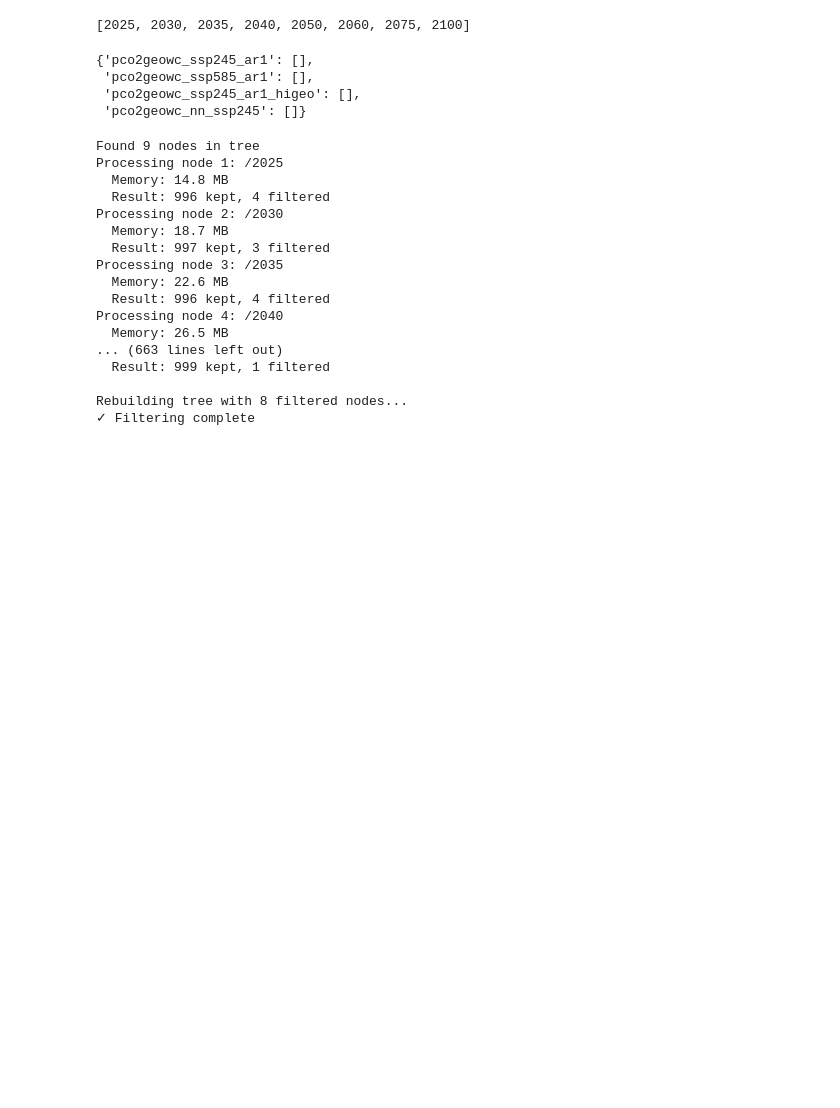
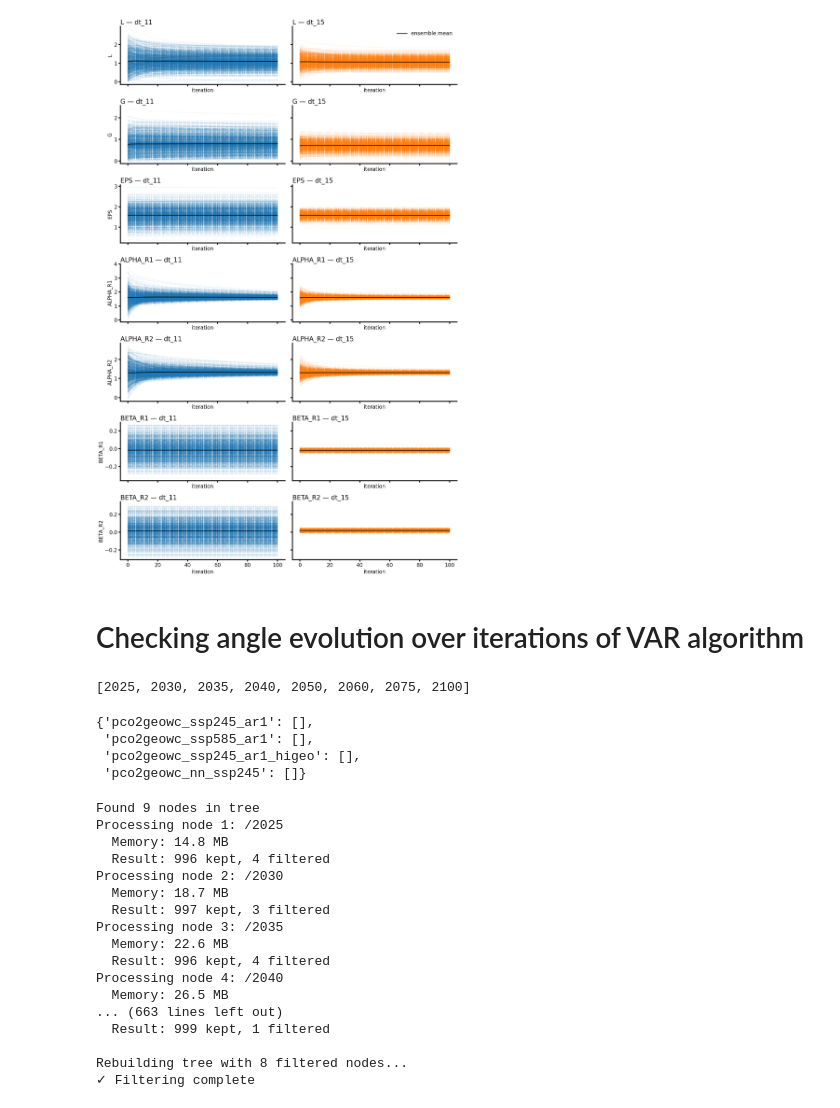
Before and after one commit to adam-bauer-34/learning_sai, a Jupyter notebook: analysis/notebooks/debugging.ipynb, the cells around one changed output. Drawn from its saved outputs; the diff is of its cells as text; code cells hidden in the pictures; blank space fills up the shorter version.

```diff
--- a/analysis/notebooks/debugging.ipynb
+++ b/analysis/notebooks/debugging.ipynb
@@ -33,0 +34,6 @@ SAVE_FIGS = True
+# %%
+dt_11 = open_datatree(DATA_DIR_ABS / 'output' / 'pco2geowc_nn' / 'var-assim-output_ssp245_pco2geowc_nn_ws_gradual_nn_TMIN2023_THETA11_ECS3.0_DEGpDEC0.1_NYRSRAMP50_Nens1000.nc')
+dt_15 = open_datatree(DATA_DIR_ABS / 'output' / 'pco2geowc_nn' / 'var-assim-output_ssp245_pco2geowc_nn_ws_gradual_nn_TMIN2023_THETA15_ECS3.0_DEGpDEC0.1_NYRSRAMP50_Nens1000.nc')
+# %%
+ds_11 = dt_11['2025'].ds
+ds_15 = dt_15['2025'].ds
@@ -34,3 +56,33 @@ SAVE_FIGS = True
+# %%
+variables = ['L', 'G', 'EPS', 'ALPHA_R1', 'ALPHA_R2', 'BETA_R1', 'BETA_R2']
+fig, axs = plt.subplots(len(variables), 2, figsize=(16, 3.5 * len(variables)), sharex=True, sharey='row')
+
+cases = [('dt_11', ds_11), ('dt_15', ds_15)]
+
+for row, var in enumerate(variables):
+    for col, (label, ds) in enumerate(cases):
+        ax = axs[row, col]
+        data = ds.controls_hist.sel(vari=var)
+
+        for ens_idx in range(len(ds.ens_mem)):
+            ax.plot(ds.iter, data.isel(ens_mem=ens_idx), color='tab:blue' if col == 0 else 'tab:orange', alpha=0.08)
+
+        mean_data = data.mean(dim='ens_mem')
+        ax.plot(ds.iter, mean_data, color='k', lw=2, label='ensemble mean')
+
+        ax.set_title(f"{var} — {label}")
+        ax.set_xlabel('iteration')
+        if col == 0:
+            ax.set_ylabel(var)
+        if row == 0 and col == 1:
+            ax.legend(loc='upper right')
+
+fig.tight_layout()
+plt.show()
+# %% [output]
+[figure, added]
+# %% [markdown]
+# Checking angle evolution over iterations of VAR algorithm
 # %%
 # properties that change across models
 panel_configs = {
```
Also changed, not shown: parts of 5 cells of this notebook, 6 other files.
